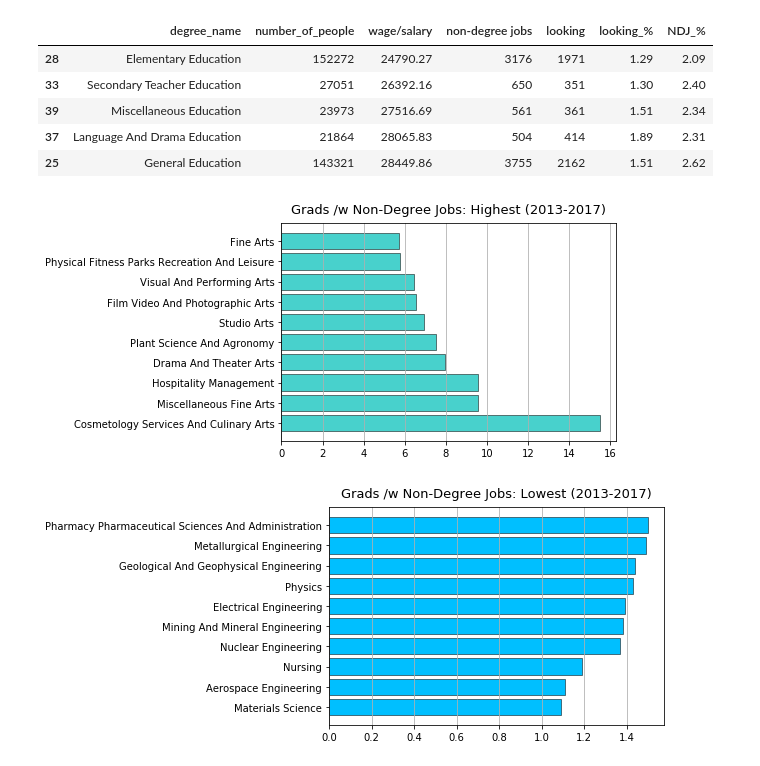
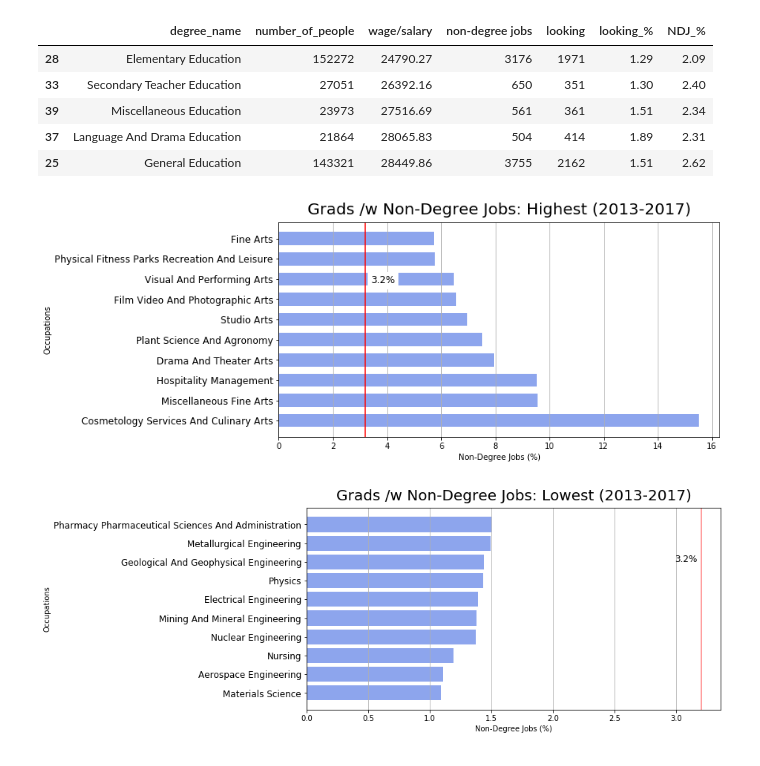
Before and after one commit to Tobi2011/Project-1-Repo, a Jupyter notebook: Untitled1.ipynb, the cells around one changed output. Cells and saved outputs as stored; diff of their text form; code cells hidden in the pictures.

```diff
--- a/Untitled1.ipynb
+++ b/Untitled1.ipynb
@@ -92,23 +98,35 @@ df1_US_Edu_Wages.head()
 | 25 | General Education | 143321 | 28449.86 | 3755 | 2162 | 1.51 | 2.62 |
 # %%
 df1_US_Edu_Wages = df1_US_Edu_Wages.sort_values("NDJ_%", ascending=False)
-
-plt.barh(df1_US_Edu_Wages["degree_name"].head(10), df1_US_Edu_Wages["NDJ_%"].head(10), color = "mediumturquoise", edgecolor = "black", linewidth=0.5)
+NDJMean = 3.20
+plt.figure(figsize=(10,5))
+plt.barh(df1_US_Edu_Wages["degree_name"].head(10), df1_US_Edu_Wages["NDJ_%"].head(10), color = "royalblue", height=.65, alpha=.6)
 #plt.ylabel("Top 10 Average Salary ($)")
-plt.title("Grads /w Non-Degree Jobs: Highest (2013-2017)", pad=10, fontsize=13)
+plt.ylabel("Occupations", fontsize=10)
+plt.xlabel("Non-Degree Jobs (%)")
+plt.title("Grads /w Non-Degree Jobs: Highest (2013-2017)", pad=10, fontsize=20)
+plt.yticks(fontsize =12)
 plt.grid(axis="x")
 #plt.xticks(rotation=90, position= (10, 0), linespacing=1)
+plt.axvline(x=NDJMean, color = "red")
+plt.text(NDJMean+ .2,6.8, "%.1f" % NDJMean + "%" , fontsize=12, backgroundcolor="white")
 plt.show()
 # %% [output]
-[figure, old version]
+[figure, new version]
 # %%
 df1_US_Edu_Wages = df1_US_Edu_Wages.sort_values("NDJ_%", ascending=True)
-
-plt.barh(df1_US_Edu_Wages["degree_name"].head(10), df1_US_Edu_Wages["NDJ_%"].head(10), color = "deepskyblue", edgecolor = "black", linewidth=0.5)
+plt.figure(figsize=(10,5))
+#myMean = myMean.astype(int)
+plt.barh(df1_US_Edu_Wages["degree_name"].head(10), df1_US_Edu_Wages["NDJ_%"].head(10), color = "royalblue", alpha=.6)
 #plt.ylabel("Top 10 Average Salary ($)")
-plt.title("Grads /w Non-Degree Jobs: Lowest (2013-2017)", pad=10, fontsize=13)
+plt.ylabel("Occupations", fontsize=10)
+plt.xlabel("Non-Degree Jobs (%)")
+plt.title("Grads /w Non-Degree Jobs: Lowest (2013-2017)", pad=10, fontsize=20)
+plt.yticks(fontsize =12)
 plt.grid(axis="x")
 #plt.xticks(rotation=90, position= (10, 0), linespacing=1)
+plt.axvline(x=NDJMean, color = "red", alpha=.5)
+plt.text(NDJMean-.21,7, "%.1f" % NDJMean + "%", fontsize= 12)
 plt.show()
 # %% [output]
-[figure, old version]
+[figure, new version]
```
Also changed, not shown: parts of 2 cells of this notebook.
